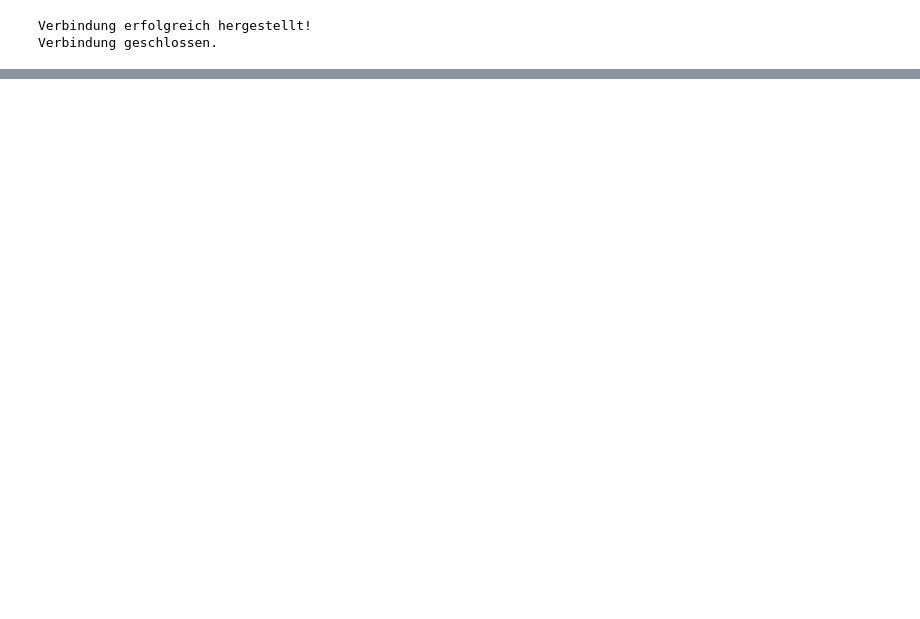
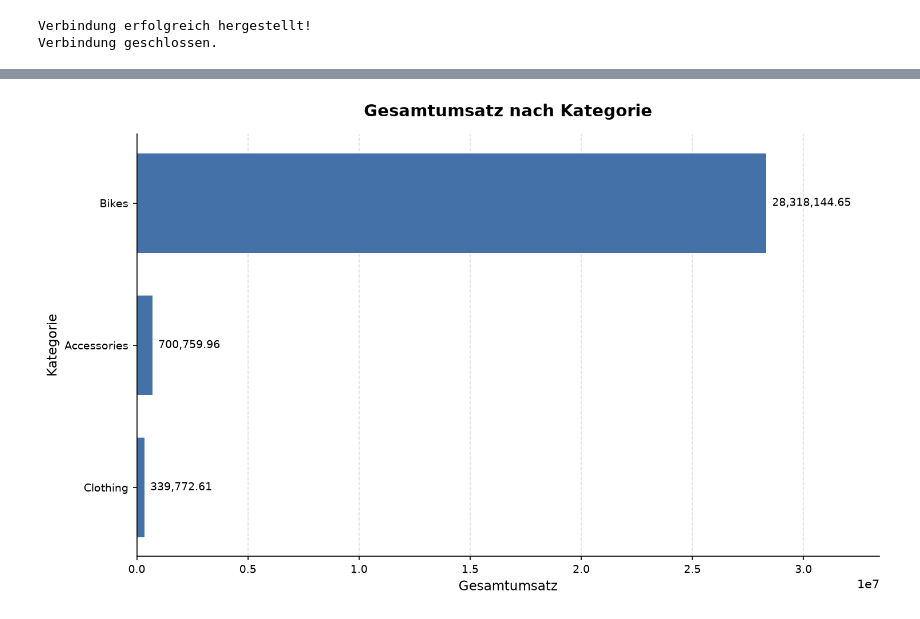
Before and after one commit to RafaelRiesle/cpm_projekt_14_vorhersage_numerischer_Werte, a Jupyter notebook: notebooks/analysis.ipynb, the cells around one changed output, grey strips where cells are left out. Cells and saved outputs as stored; diff of their text form; code cells hidden in the pictures; blank space fills up the shorter version.

```diff
--- a/notebooks/analysis.ipynb
+++ b/notebooks/analysis.ipynb
@@ -21,0 +90,26 @@ pd.read_parquet(QUERY_DATA_FILE).head()
+# %%
+sum_sales_amount_category = (
+    df.groupby("Category")["SalesAmount"]
+    .sum()
+    .reset_index(name="SumSalesAmount")
+    .sort_values(ascending=False, by="SumSalesAmount")
+    .round(2)
+)
+sum_sales_amount_subcategory = (
+    df.groupby("Subcategory")["SalesAmount"]
+    .sum()
+    .reset_index(name="SumSalesAmount")
+    .sort_values(ascending=False, by="SumSalesAmount")
+    .round(2)
+)
+# %%
+ScientificBarChart(
+    sum_sales_amount_category,
+    category_col="Category",
+    value_col="SumSalesAmount",
+    title="Gesamtumsatz nach Kategorie",
+    xlabel="Gesamtumsatz",
+    ylabel="Kategorie",
+).plot()
+# %% [output]
+[figure, added]
```
Also changed, not shown: parts of 8 cells of this notebook, 5 other files.
